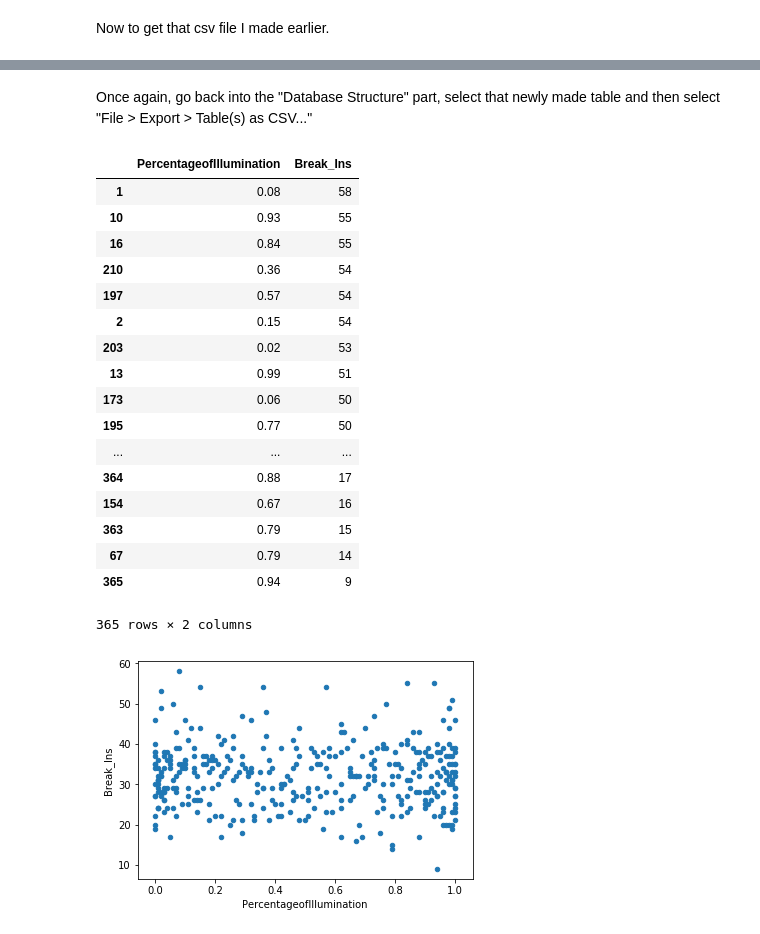
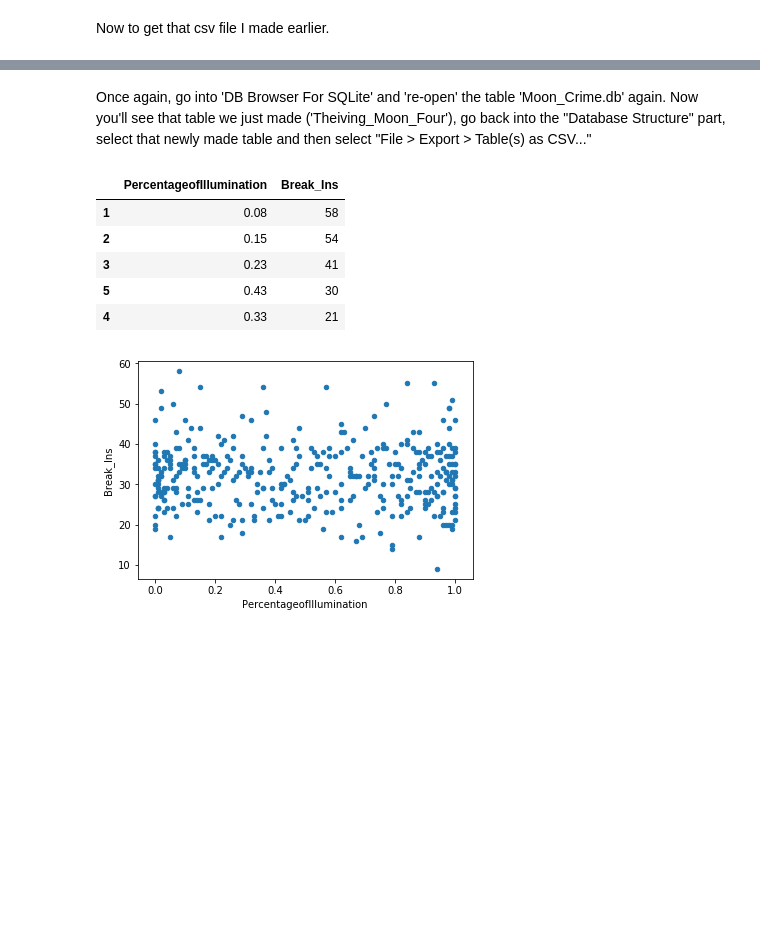
Before and after one commit to lukerollins/Python_Final_Project, a Jupyter notebook: Burglary, Car Break-Ins, And Moon Fullness.ipynb, the cells around one changed output, grey strips where cells are left out. Drawn from its saved outputs; the diff is of its cells as text; code cells hidden in the pictures; blank space fills up the shorter version.

```diff
--- a/Burglary, Car Break-Ins, And Moon Fullness.ipynb
+++ b/Burglary, Car Break-Ins, And Moon Fullness.ipynb
@@ -48,2 +63,2 @@ Image("SQL_Query_Pic_6.png")
 # %% [markdown]
-Once again, go back into the "Database Structure" part, select that newly made table and then select "File > Export > Table(s) as CSV..."
+Once again, go into 'DB Browser For SQLite' and 're-open' the table 'Moon_Crime.db' again. Now you'll see that table we just made ('Theiving_Moon_Four'), go back into the "Database Structure" part, select that newly made table and then select "File > Export > Table(s) as CSV..."
@@ -55,26 +65,16 @@ theif_fullness_df=pd.read_csv('Theiving_Moon_Three.csv')
+# %%
+theif_fullness_df = pd.read_csv('Theiving_Moon_Four.csv', low_memory=False)
 # %%
 ## Previewing the data. Wanna drop the NAN values with "dropna()"
 
-theif_fullness_df.dropna().sort_values(by='Break_Ins', ascending=False)
+theif_fullness_df.dropna().head().sort_values(by='Break_Ins', ascending=False)
 # %% [output]
 |  | PercentageofIllumination | Break_Ins |
 | 1 | 0.08 | 58 |
-| 10 | 0.93 | 55 |
-| 16 | 0.84 | 55 |
-| 210 | 0.36 | 54 |
-| 197 | 0.57 | 54 |
 | 2 | 0.15 | 54 |
-| 203 | 0.02 | 53 |
-| 13 | 0.99 | 51 |
-| 173 | 0.06 | 50 |
-| 195 | 0.77 | 50 |
-| ... | ... | ... |
-| 364 | 0.88 | 17 |
-| 154 | 0.67 | 16 |
-| 363 | 0.79 | 15 |
-| 67 | 0.79 | 14 |
-| 365 | 0.94 | 9 |
+| 3 | 0.23 | 41 |
+| 5 | 0.43 | 30 |
+| 4 | 0.33 | 21 |
-365 rows × 2 columns
 # %%
 #Using matplotlib to to create a scatter plot
 
```
Also changed, not shown: parts of 12 cells of this notebook, 5 other files.
